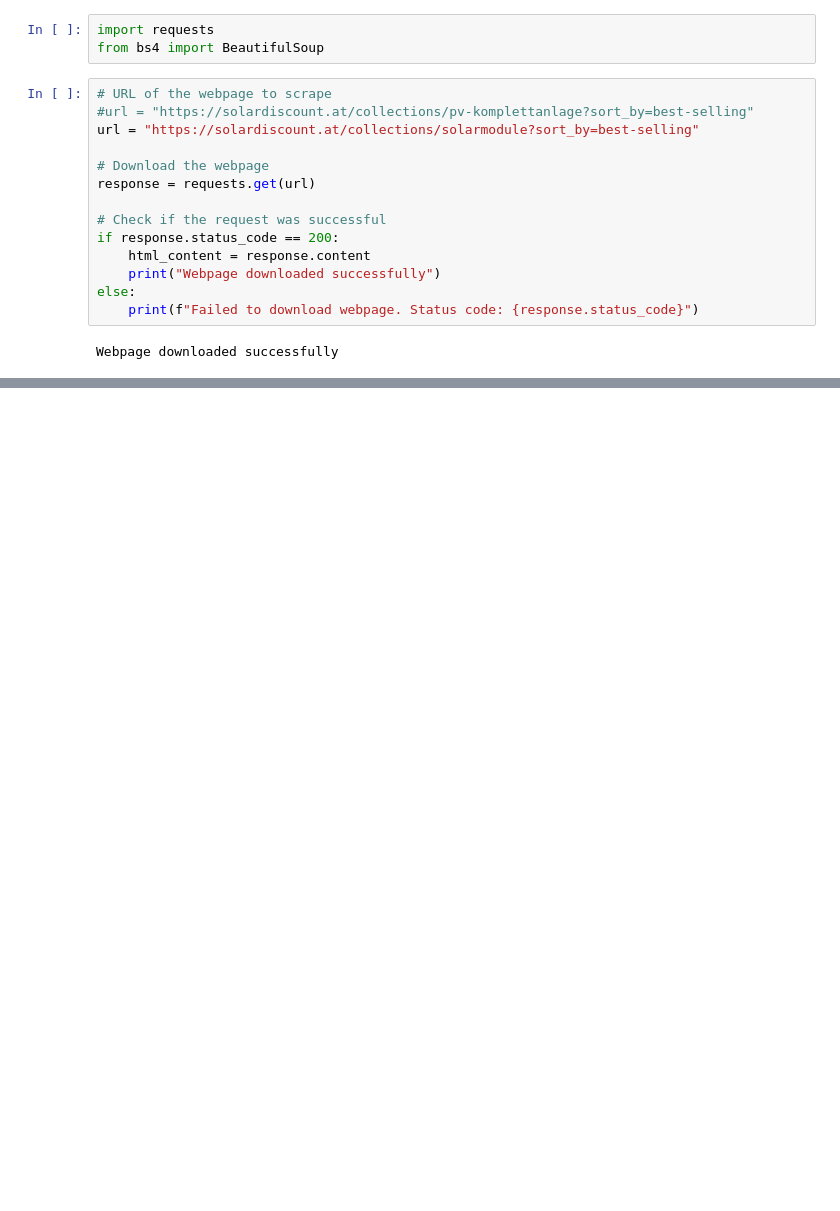
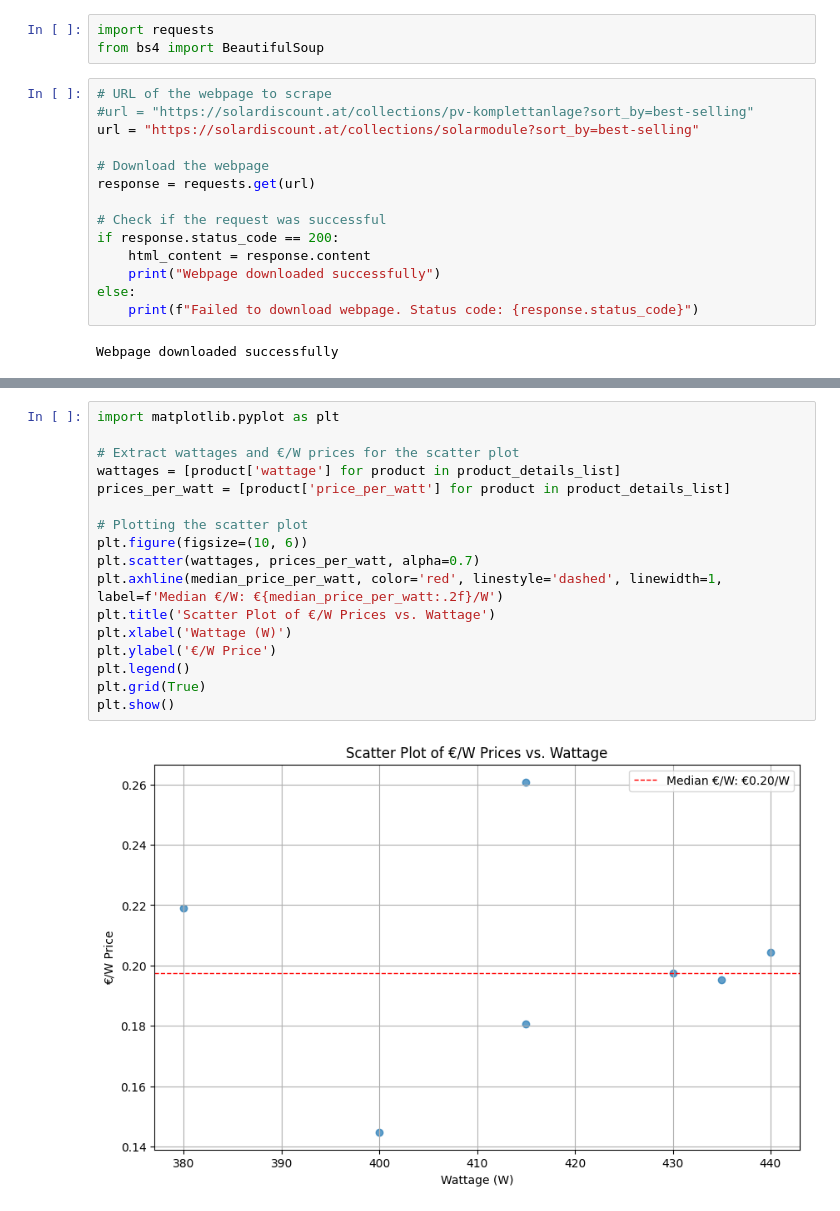
Before and after one commit to devskale/webkips, a Jupyter notebook: scrapepv.ipynb, the cells around one changed output, grey strips where cells are left out. Saved outputs shown, nothing was run; the diff lists cells and outputs as text; blank space fills up the shorter version.

```diff
--- a/scrapepv.ipynb
+++ b/scrapepv.ipynb
@@ -73,0 +170,19 @@ else:
+# %%
+import matplotlib.pyplot as plt
+
+# Extract wattages and €/W prices for the scatter plot
+wattages = [product['wattage'] for product in product_details_list]
+prices_per_watt = [product['price_per_watt'] for product in product_details_list]
+
+# Plotting the scatter plot
+plt.figure(figsize=(10, 6))
+plt.scatter(wattages, prices_per_watt, alpha=0.7)
+plt.axhline(median_price_per_watt, color='red', linestyle='dashed', linewidth=1, label=f'Median €/W: €{median_price_per_watt:.2f}/W')
+plt.title('Scatter Plot of €/W Prices vs. Wattage')
+plt.xlabel('Wattage (W)')
+plt.ylabel('€/W Price')
+plt.legend()
+plt.grid(True)
+plt.show()
+# %% [output]
+[figure, added]
```
Also changed, not shown: parts of 9 cells of this notebook.
